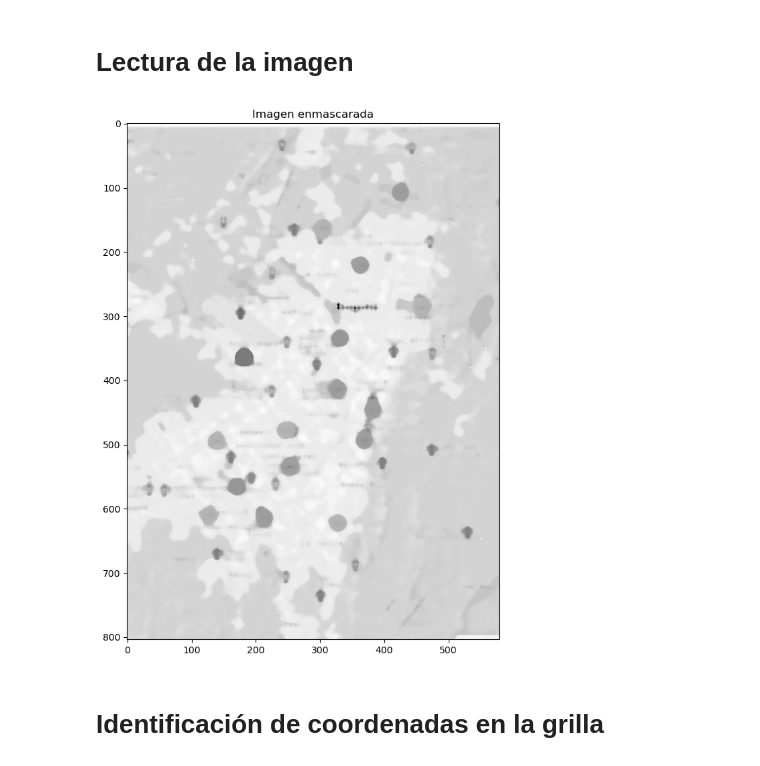
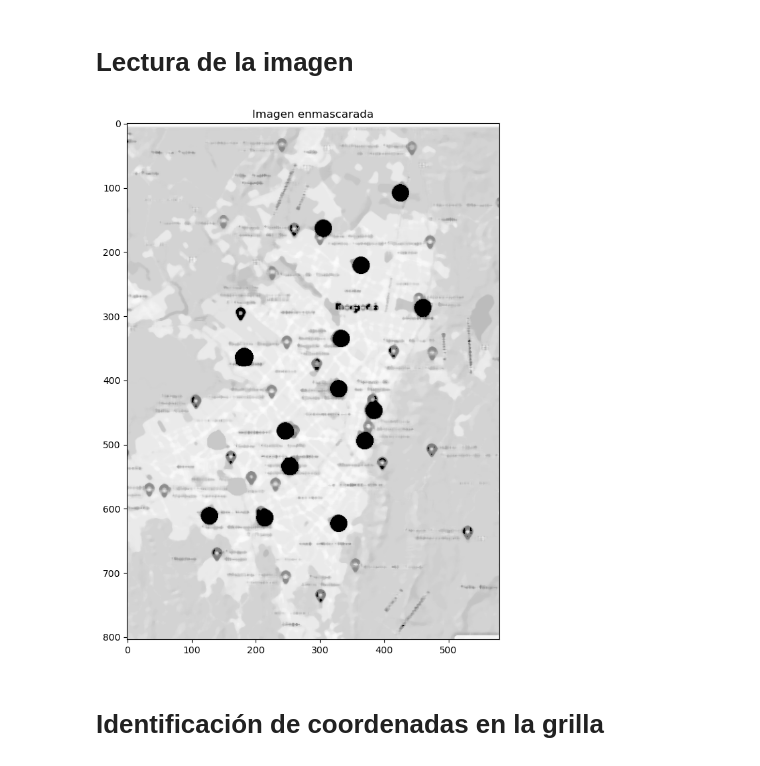
Before and after one commit to svargasro/Wildfire-Smoke-Spread-Over-Bogot-Workshops, a Jupyter notebook: Proyecto Final/Codigo/Analisis de Datos/Polucion/grid.ipynb, the cells around one changed output. Drawn from its saved outputs; the diff is of its cells as text; code cells hidden in the pictures.

```diff
--- a/Proyecto Final/Codigo/Analisis de Datos/Polucion/grid.ipynb
+++ b/Proyecto Final/Codigo/Analisis de Datos/Polucion/grid.ipynb
@@ -13,8 +13,8 @@ grid_size = (Lx, Ly)
 # %% [markdown]
 # Carga de datos
 # %%
-# image_path = '../Map_ref.png'
-image_path = '../Mapita.png'
+# image_path = '../Mapita.png'
+image_path = '../Map.png'
 image = cv2.imread(image_path)
 image_rgb = cv2.cvtColor(image, cv2.COLOR_BGR2RGB)
 
@@ -29,27 +29,27 @@ plt.show()
 # %%
 
 image_gray = cv2.cvtColor(image, cv2.COLOR_BGR2GRAY)
 
 # Aplicar suavizado para mejorar la detección de círculos
-image_blur = cv2.medianBlur(image_gray, 11)
+image_blur = cv2.medianBlur(image_gray, 7)
 
 # Definir el rango de valores de gris oscuro
-lower_gray = 100
+lower_gray = 125
 upper_gray = 255
 
 # Crear una máscara para los píxeles oscuros
 mask = cv2.inRange(image_blur, lower_gray, upper_gray)
 
 # Aplicar la máscara a la imagen borrosa
 masked_image = cv2.bitwise_and(image_blur, image_blur, mask=mask)
 
 # Mostrar la imagen enmascarada
 plt.figure(figsize=(10, 10))
 plt.imshow(masked_image, cmap='gray')
 plt.title('Imagen enmascarada')
 plt.show()
 # %% [output]
-[figure, old version]
+[figure, new version]
 # %% [markdown]
 # Identificación de coordenadas en la grilla
 # %%
```
Also changed, not shown: parts of 14 cells of this notebook, 4 other files.
